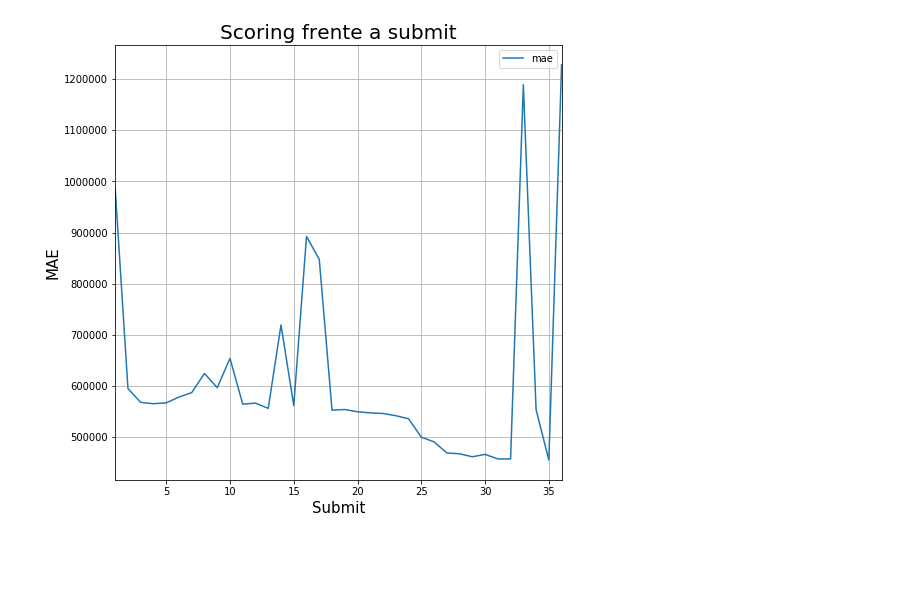
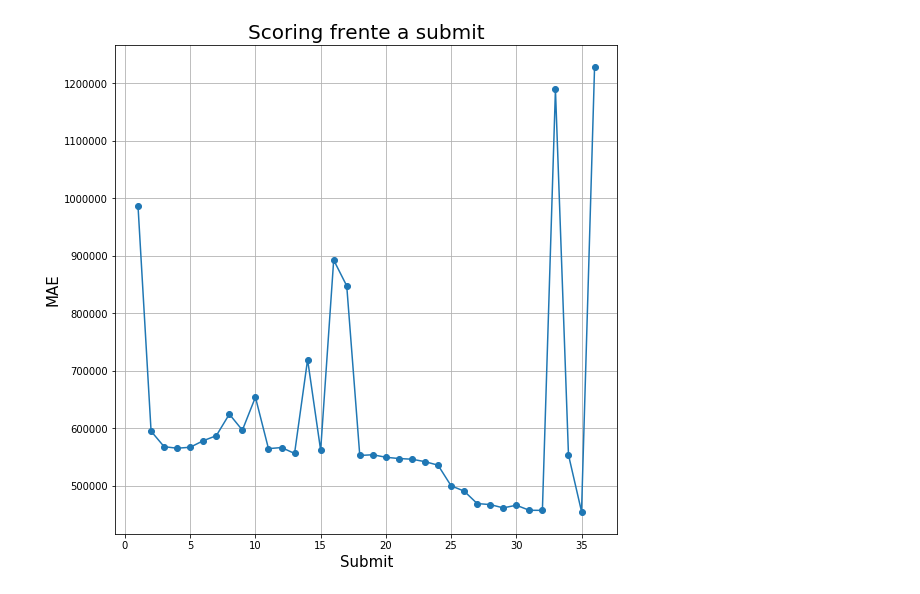
Before and after one commit to lorenzolgz/orgadatostp1, a Jupyter notebook: TP2/Evolución en Kaggle.ipynb, the cells around one changed output. Saved outputs shown, nothing was run; the diff lists cells and outputs as text; code cells hidden in the pictures; blank space fills up the shorter version.

```diff
--- a/TP2/Evolución en Kaggle.ipynb
+++ b/TP2/Evolución en Kaggle.ipynb
@@ -18,12 +18,14 @@ submission = {
 
 df = pd.DataFrame(submission)
 # %%
-df.plot("sub", "mae", figsize=(8, 8))
+plt.figure(figsize=(9,9))
+plt.plot('sub', 'mae', data=df, linestyle='-', marker='o')
+#df.plot("sub", "mae", figsize=(8, 8))
 plt.title("Scoring frente a submit", fontsize=20)
 plt.xlabel("Submit", fontsize=15)
 plt.ylabel("MAE", fontsize=15)
 plt.grid()
 
-plt.savefig('/home/ailen-magali/Escritorio/kaggle.png', bbox_inches = 'tight', pad_inches = 0.1)
+#plt.savefig('/home/ailen-magali/Escritorio/kaggle.png', bbox_inches = 'tight', pad_inches = 0.1)
 # %% [output]
-[figure, old version]
+[figure, new version]
```
